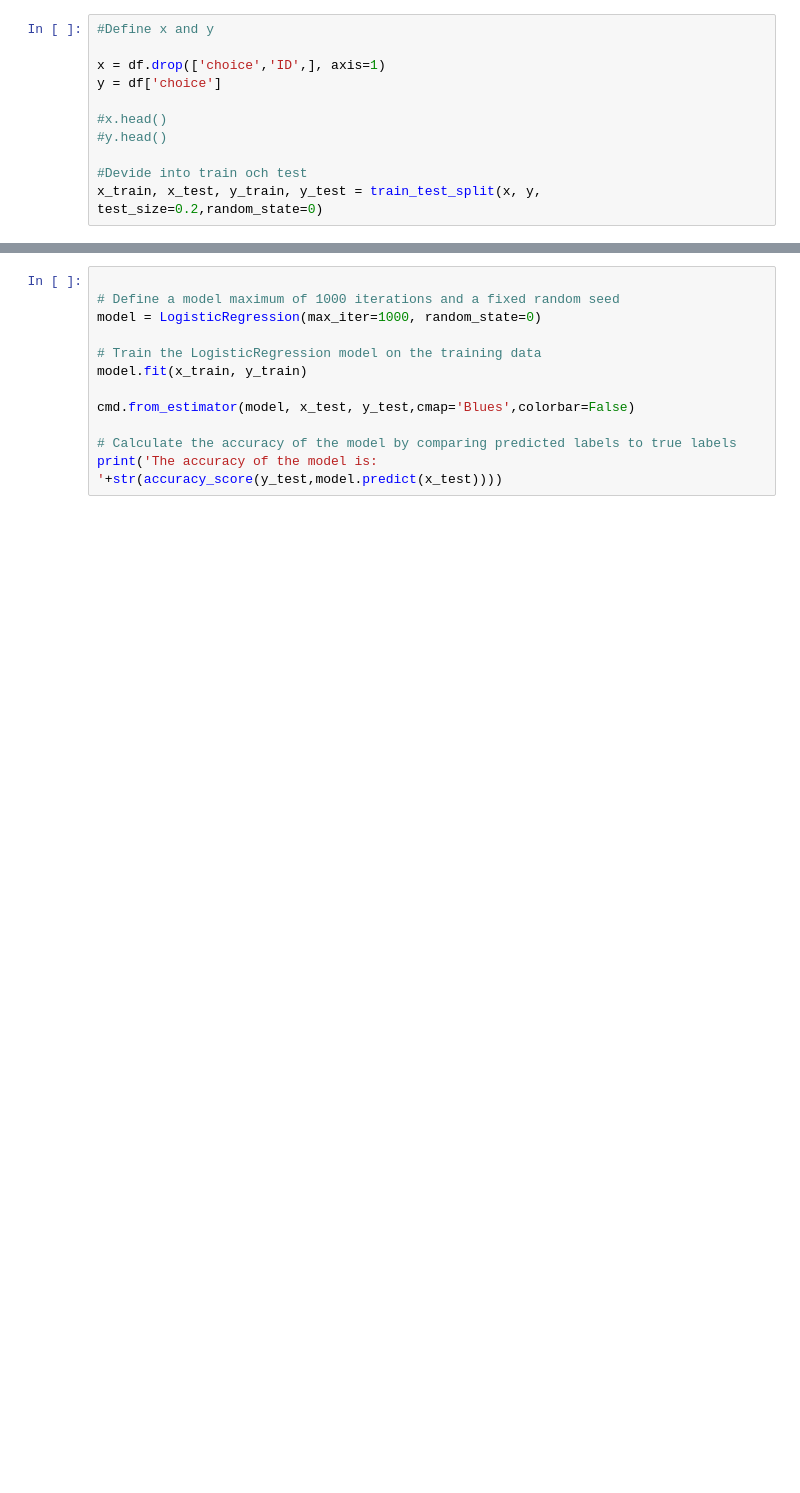
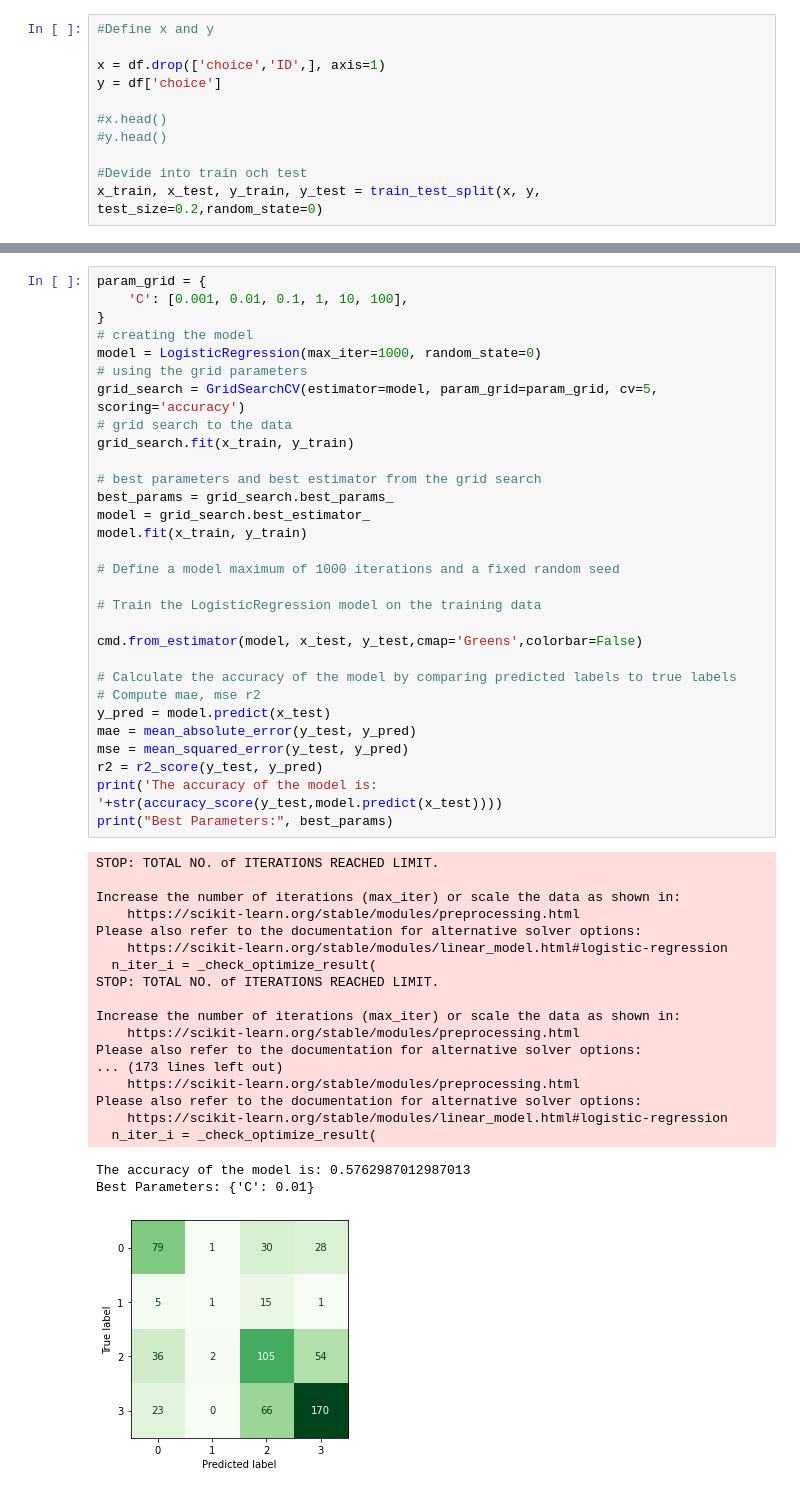
Before and after one commit to piffen236/Lab-3, a Jupyter notebook: Lab 3.ipynb, the cells around one changed output, grey strips where cells are left out. Saved outputs shown, nothing was run; the diff lists cells and outputs as text; blank space fills up the shorter version.

```diff
--- a/Lab 3.ipynb
+++ b/Lab 3.ipynb
@@ -197,16 +189,55 @@ R-squared: -0.229334235067151
 Best Parameters: {'max_depth': 10, 'min_samples_leaf': 2, 'min_samples_split': 5, 'n_estimators': 300}
 [figure]
 # %%
+param_grid = {
+    'C': [0.001, 0.01, 0.1, 1, 10, 100],
+}
+# creating the model
+model = LogisticRegression(max_iter=1000, random_state=0)
+# using the grid parameters
+grid_search = GridSearchCV(estimator=model, param_grid=param_grid, cv=5, scoring='accuracy')
+# grid search to the data
+grid_search.fit(x_train, y_train)
+
+# best parameters and best estimator from the grid search
+best_params = grid_search.best_params_
+model = grid_search.best_estimator_
+model.fit(x_train, y_train)
 
 # Define a model maximum of 1000 iterations and a fixed random seed
-model = LogisticRegression(max_iter=1000, random_state=0)
 
 # Train the LogisticRegression model on the training data
-model.fit(x_train, y_train)
 
-cmd.from_estimator(model, x_test, y_test,cmap='Blues',colorbar=False)
+cmd.from_estimator(model, x_test, y_test,cmap='Greens',colorbar=False)
 
 # Calculate the accuracy of the model by comparing predicted labels to true labels
+# Compute mae, mse r2
+y_pred = model.predict(x_test)
+mae = mean_absolute_error(y_test, y_pred)
+mse = mean_squared_error(y_test, y_pred)
+r2 = r2_score(y_test, y_pred)
 print('The accuracy of the model is: '+str(accuracy_score(y_test,model.predict(x_test))))
+print("Best Parameters:", best_params)
+# %% [output]
+STOP: TOTAL NO. of ITERATIONS REACHED LIMIT.
+
+Increase the number of iterations (max_iter) or scale the data as shown in:
+    https://scikit-learn.org/stable/modules/preprocessing.html
+Please also refer to the documentation for alternative solver options:
+    https://scikit-learn.org/stable/modules/linear_model.html#logistic-regression
+  n_iter_i = _check_optimize_result(
+STOP: TOTAL NO. of ITERATIONS REACHED LIMIT.
+
+Increase the number of iterations (max_iter) or scale the data as shown in:
+    https://scikit-learn.org/stable/modules/preprocessing.html
+Please also refer to the documentation for alternative solver options:
+... (173 lines left out)
+    https://scikit-learn.org/stable/modules/preprocessing.html
+Please also refer to the documentation for alternative solver options:
+    https://scikit-learn.org/stable/modules/linear_model.html#logistic-regression
+  n_iter_i = _check_optimize_result(
+The accuracy of the model is: 0.5762987012987013
+Best Parameters: {'C': 0.01}
+[figure, added]
 # %%
 param_grid = {
```
Also changed, not shown: parts of 5 cells of this notebook.
